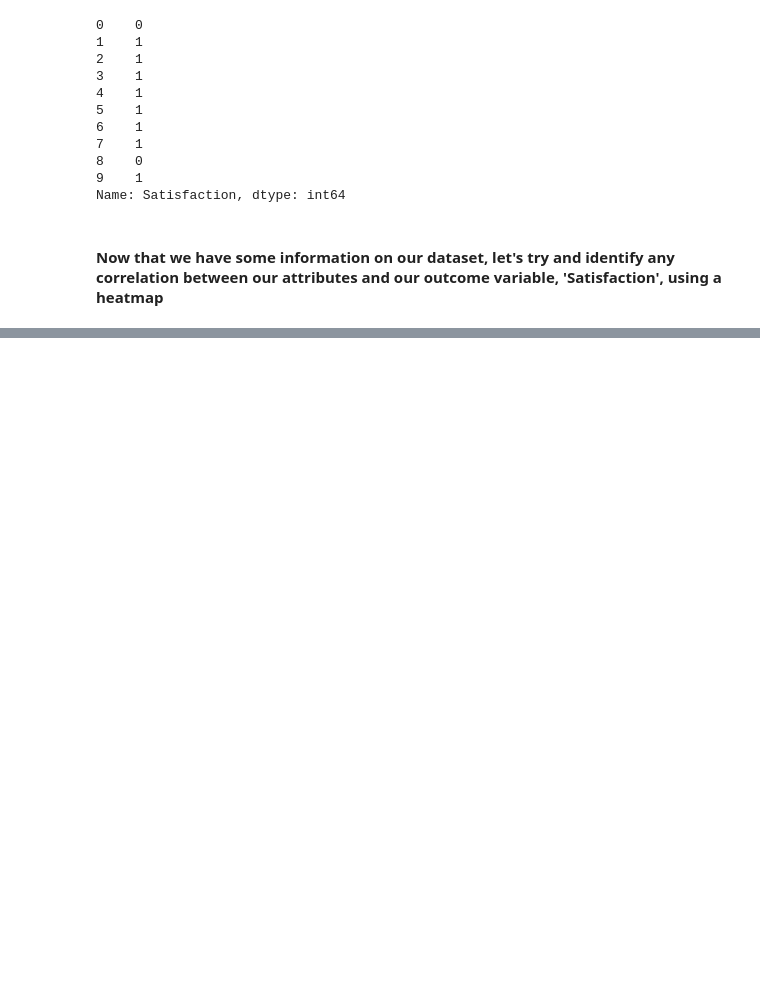
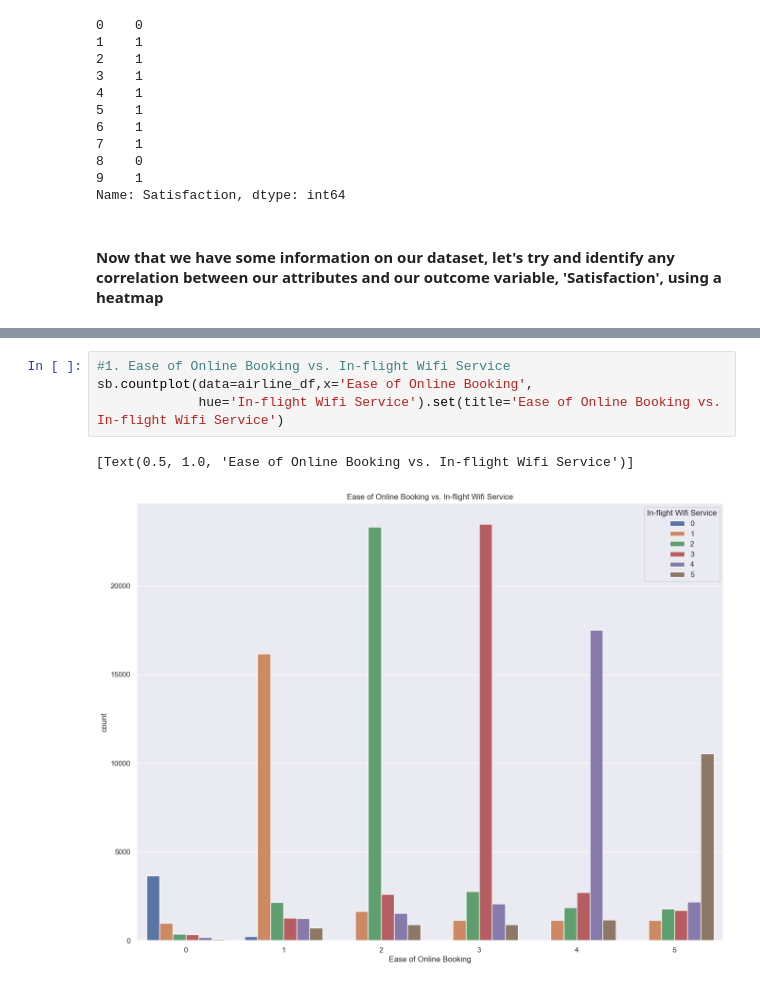
Before and after one commit to danielpayan13/Project-Portfolio, a Jupyter notebook: Data-Cleaning-and-EDA/Airline Passenger Satisfaction/Airline_Passenger_Satisfaction.ipynb, the cells around one changed output, grey strips where cells are left out. Drawn from its saved outputs; the diff is of its cells as text; blank space fills up the shorter version.

```diff
--- a/Data-Cleaning-and-EDA/Airline Passenger Satisfaction/Airline_Passenger_Satisfaction.ipynb
+++ b/Data-Cleaning-and-EDA/Airline Passenger Satisfaction/Airline_Passenger_Satisfaction.ipynb
@@ -116,0 +133,7 @@ sb.heatmap(corr_matrix,annot=True,fmt=".1f")
+# %%
+#1. Ease of Online Booking vs. In-flight Wifi Service
+sb.countplot(data=airline_df,x='Ease of Online Booking',
+             hue='In-flight Wifi Service').set(title='Ease of Online Booking vs. In-flight Wifi Service')
+# %% [output]
+[Text(0.5, 1.0, 'Ease of Online Booking vs. In-flight Wifi Service')]
+[figure, added]
```
Also changed, not shown: parts of 10 cells of this notebook.
